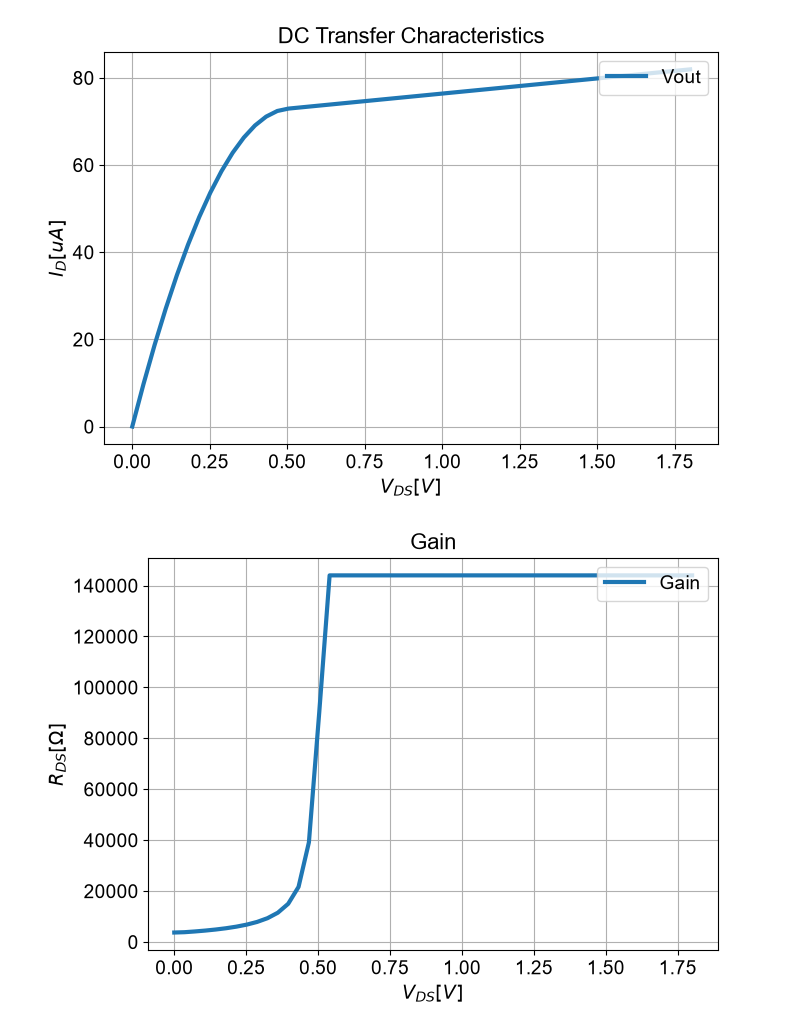
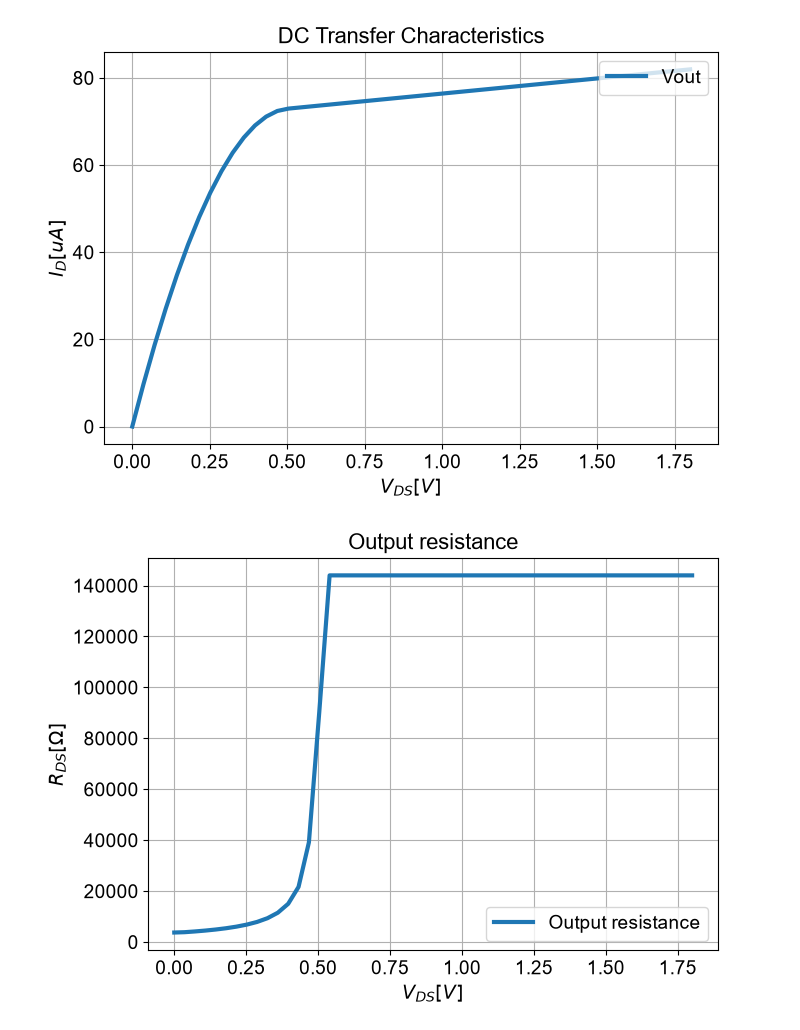
Before and after one commit to Torr250/Analog-ICDesign-OpenTools, a Jupyter notebook: LTspice/Razavi/LTspice_DC_Sweep.ipynb, the cells around one changed output. Cells and saved outputs as stored; diff of their text form; code cells hidden in the pictures.

```diff
--- a/LTspice/Razavi/LTspice_DC_Sweep.ipynb
+++ b/LTspice/Razavi/LTspice_DC_Sweep.ipynb
@@ -130,15 +146,15 @@ plt.show()
 [figure]
 # %%
 plt.figure(figsize=(7, 5))
-plt.plot(vdsn_dc, rds_u1_dc, linewidth=3, label='Gain')
-plt.legend(prop={"size": 14, 'weight': 'normal'}, loc="upper right")
-plt.title('Gain', weight='normal', fontsize=16)
+plt.plot(vdsn_dc, rds_u1_dc, linewidth=3, label='Output resistance')
+plt.legend(prop={"size": 14, 'weight': 'normal'}, loc="lower right")
+plt.title('Output resistance', weight='normal', fontsize=16)
 plt.xlabel(r'$V_{DS} [V]$', weight='normal', fontsize=14)
 plt.ylabel(r'$R_{DS} [Ω]$', weight='normal', fontsize=14)
 plt.xticks(weight='normal', fontsize=14)
 plt.yticks(weight='normal', fontsize=14)
 plt.grid()
 plt.tight_layout()
 plt.show()
 # %% [output]
-[figure, old version]
+[figure, new version]
```
Also changed, not shown: parts of 3 cells of this notebook, 4 other files.
